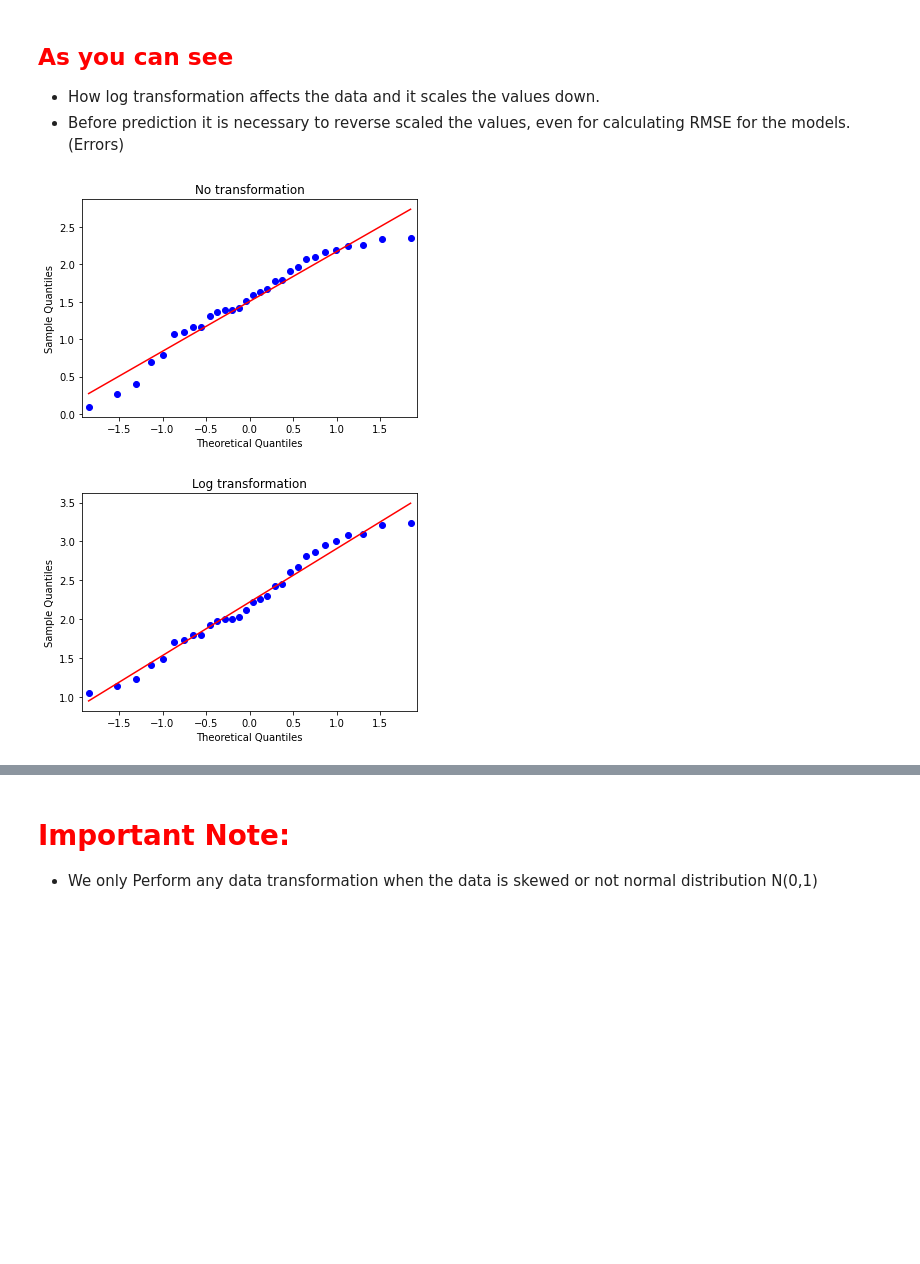
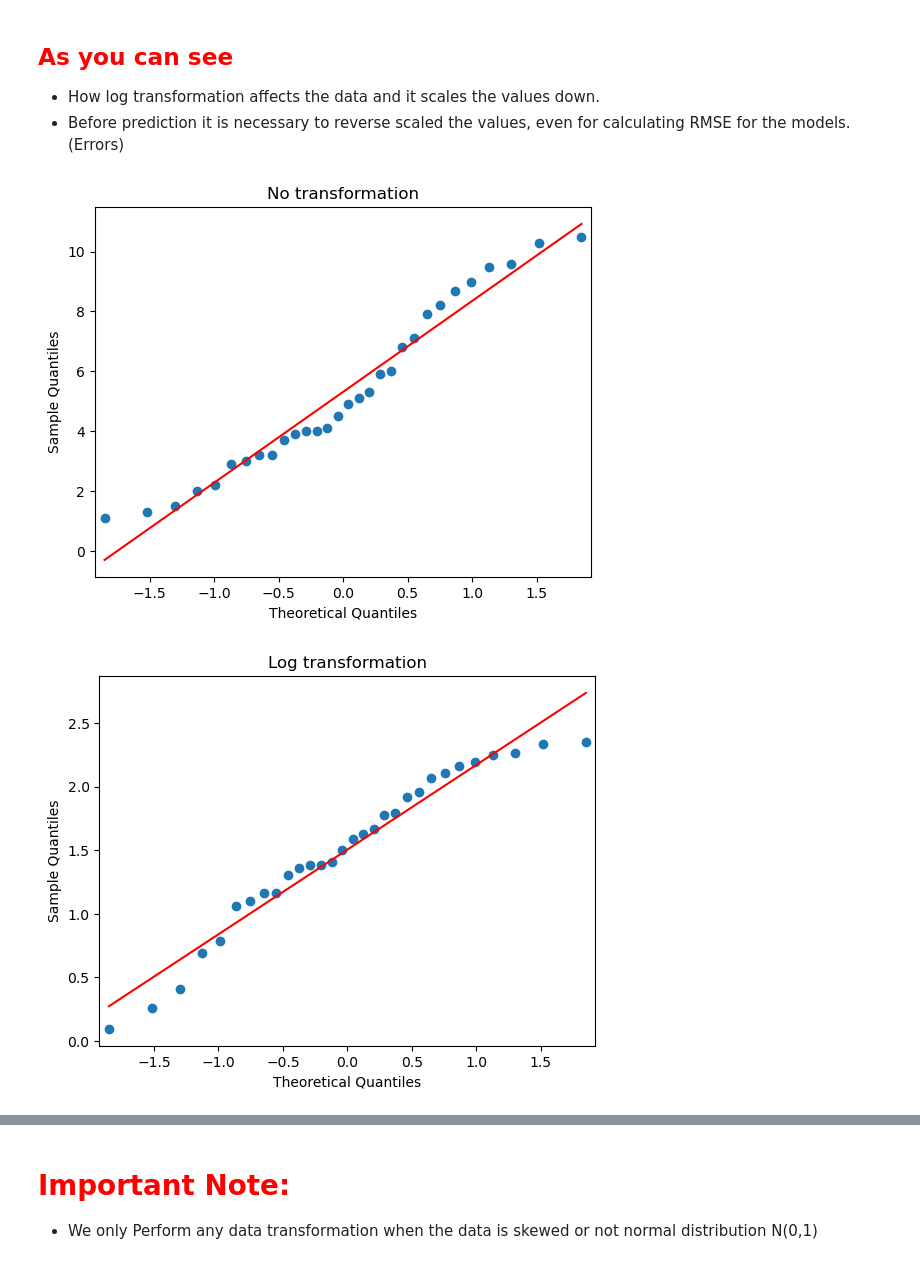
Before and after one commit to deekshad77/StatsAss, a Jupyter notebook: Salary_hike(SLR).ipynb, the cells around one changed output, grey strips where cells are left out. Saved outputs shown, nothing was run; the diff lists cells and outputs as text; code cells hidden in the pictures; blank space fills up the shorter version.

```diff
--- a/Salary_hike(SLR).ipynb
+++ b/Salary_hike(SLR).ipynb
@@ -171,15 +169,15 @@ plt.show()
 + How log transformation affects the data and it scales the values down.
 + Before prediction it is necessary to reverse scaled the values, even for calculating RMSE for the models.(Errors)
 # %%
+smf.qqplot(df['YearsExperience'], line = 'r')
+plt.title('No transformation')
 smf.qqplot(np.log(df['YearsExperience']), line = 'r')
-plt.title('No transformation')
-smf.qqplot(np.sqrt(df['YearsExperience']), line = 'r')
 plt.title('Log transformation')
 smf.qqplot(np.sqrt(df['YearsExperience']), line = 'r')
 plt.title('Square root transformation')
 smf.qqplot(np.cbrt(df['YearsExperience']), line = 'r')
 plt.title('Cube root transformation')
 plt.show()
 # %% [output]
-[figure, old version]
+[figure, new version]
-[figure, old version]
+[figure, new version]
```
Also changed, not shown: parts of 18 cells of this notebook.
